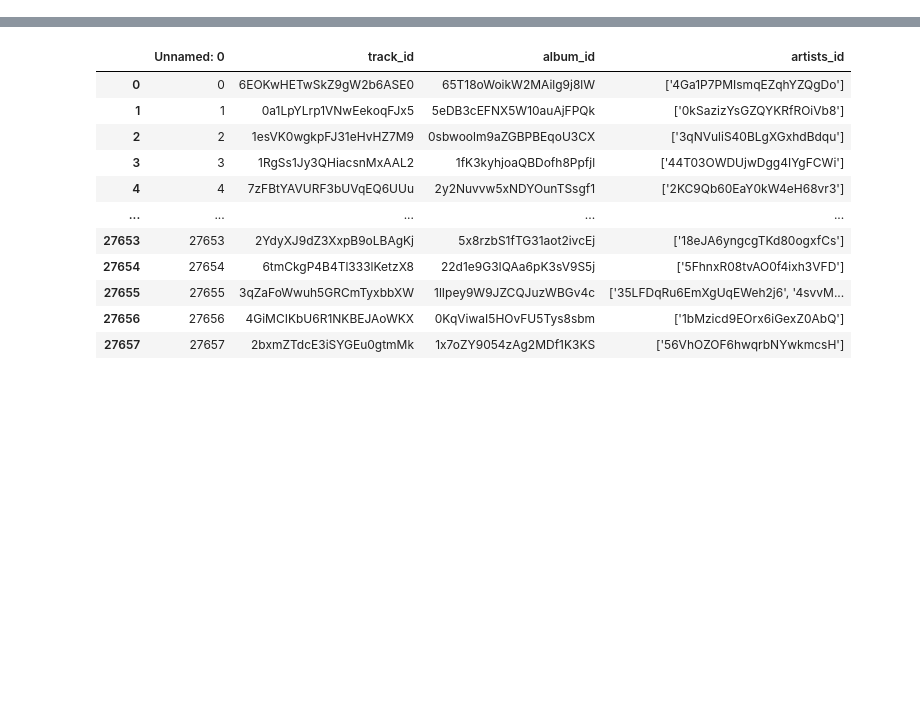
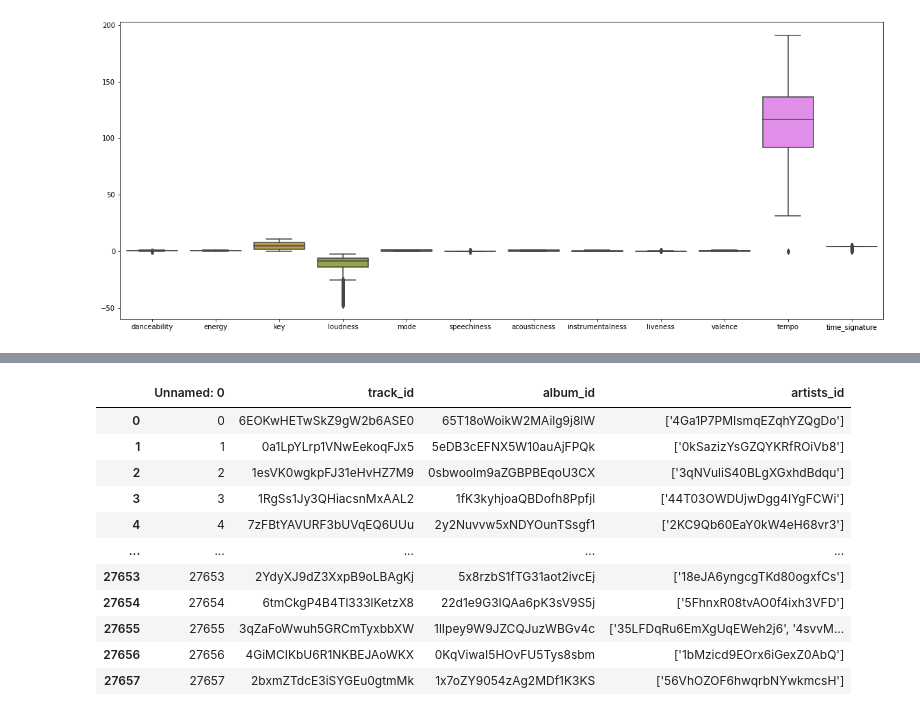
Before and after one commit to Hanyu0118/IS3107_letsgo, a Jupyter notebook: Model/genre.ipynb, the cells around one changed output, grey strips where cells are left out. Cells and saved outputs as stored; diff of their text form; code cells hidden in the pictures; blank space fills up the shorter version.

```diff
--- a/Model/genre.ipynb
+++ b/Model/genre.ipynb
@@ -31,0 +207,6 @@ SELECT * FROM snappy-boulder-378707.TrackClearInfo.AudioFeaturesTrain
+# %%
+plt.figure(figsize = (20, 8))
+sns.boxplot(data = df.drop(['duration_ms'],axis=1), width = 0.8)
+plt.show()
+# %% [output]
+[figure, added]
```
Also changed, not shown: parts of 25 cells of this notebook.
